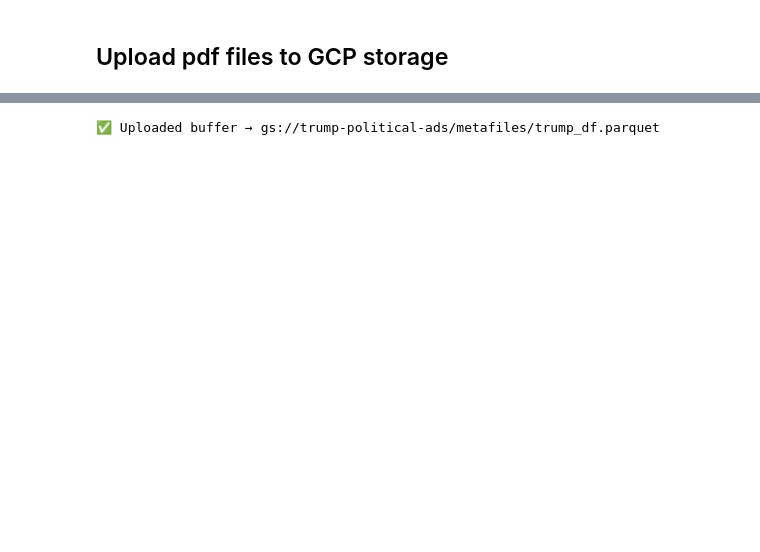
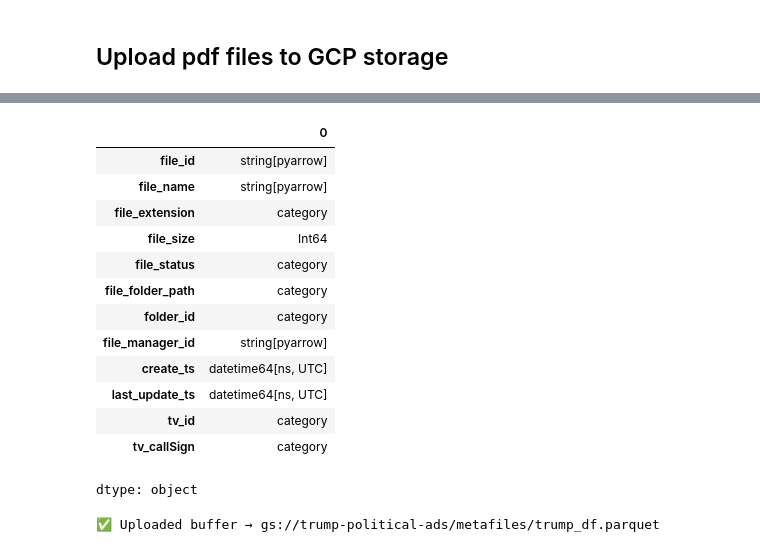
Before and after one commit to densmyslov/bq-hackathon, a Jupyter notebook: notebooks/0_load_trump_pdfs_gcp_bucket.ipynb, the cells around one changed output, grey strips where cells are left out. Drawn from its saved outputs; the diff is of its cells as text; code cells hidden in the pictures; blank space fills up the shorter version.

```diff
--- a/notebooks/0_load_trump_pdfs_gcp_bucket.ipynb
+++ b/notebooks/0_load_trump_pdfs_gcp_bucket.ipynb
@@ -346,23 +376,3 @@ print(tv_facilities_df.shape)
 * Each result contains metadata such as file_id, file_name, folder_id, file_manager_id, etc.
 * The output is a consolidated dataframe (trump_df) with all Trump-related campaign documents.
 * We also upload this metadata as a Parquet file to GCS, so it can be reused without hitting the FCC API again in later steps.
-# %%
-q='trump'
-trump_df = pd.DataFrame()
-for row  in tv_facilities_df.itertuples():
-  try:
-    entid = row.id
-    print(row[0], entid)
-    url = f"https://publicfiles.fcc.gov/api/manager/search/key/{q}.json?entityId={entid}"
-    r = requests.get(url)
-    df = pd.DataFrame(r.json()['searchResult']['files'])
-    tv_id = row.id
-    tv_name = row.callSign
-    df['tv_id'] = tv_id
-    df['tv_callSign'] = tv_name
-    if df.shape[0] > 0:
-      trump_df = pd.concat([trump_df,
-                            df])
-      print(row[0],entid, df.shape, trump_df.shape)
-  except:
-    pass
@@ -394,3 +465,37 @@ trump_df['last_update_ts'] = trump_df_ts
+# %%
+trump_df["file_size"] = pd.to_numeric(trump_df["file_size"], errors="coerce").astype("Int64")
+
+for c in ("file_extension", "file_status", "tv_callSign", "file_name","file_id","file_manager_id"):
+    if c in trump_df:
+        trump_df[c] = trump_df[c].astype("string[pyarrow]")
+
+for c in ("create_ts", "last_update_ts"):
+    if c in trump_df:
+        trump_df[c] = pd.to_datetime(trump_df[c], errors="coerce", utc=True)
+
+for c in trump_df.columns:
+    if pd.api.types.is_string_dtype(trump_df[c]):
+        nunique = trump_df[c].nunique(dropna=True)
+        ratio = nunique / max(len(trump_df), 1)
+        if nunique > 0 and ratio < 0.5:
+            trump_df[c] = trump_df[c].astype("category")
+# %%
+trump_df.dtypes
+# %% [output]
+|  | 0 |
+| file_id | string[pyarrow] |
+| file_name | string[pyarrow] |
+| file_extension | category |
+| file_size | Int64 |
+| file_status | category |
+| file_folder_path | category |
+| folder_id | category |
+| file_manager_id | string[pyarrow] |
+| create_ts | datetime64[ns, UTC] |
+| last_update_ts | datetime64[ns, UTC] |
+| tv_id | category |
+| tv_callSign | category |
+dtype: object
 # %%
 buffer = BytesIO()
 trump_df.to_parquet(buffer, index=False)
```
Also changed, not shown: parts of 21 cells of this notebook.
